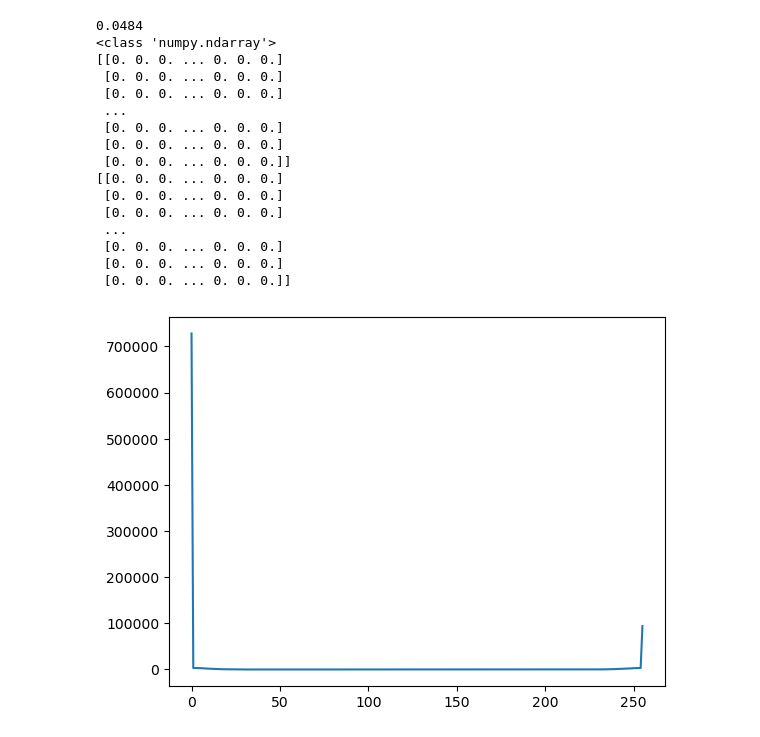
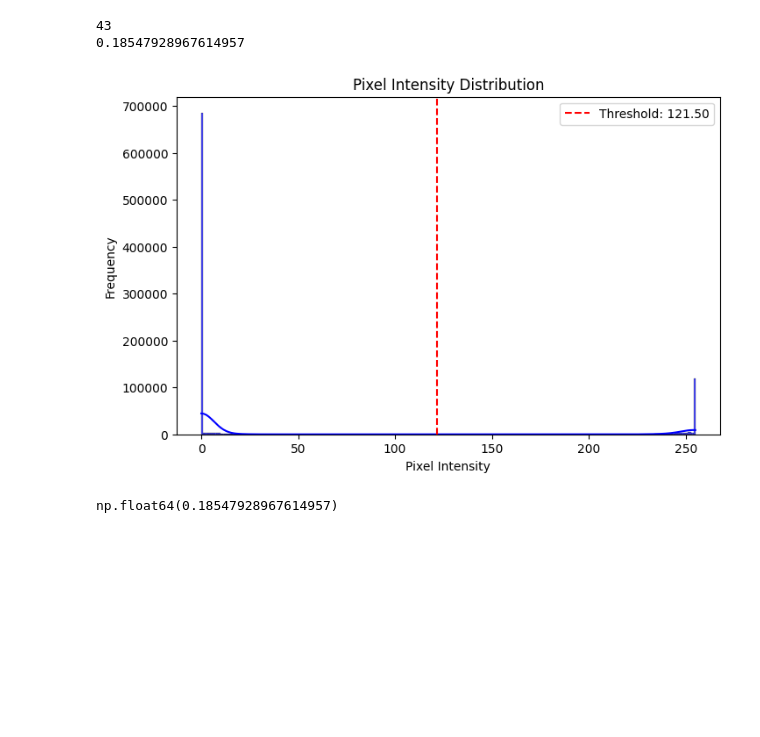
Before and after one commit to harsh125op/waterLevel, a Jupyter notebook: 3_POC_Feature_Extraction.ipynb, the cells around one changed output. Drawn from its saved outputs; the diff is of its cells as text; code cells hidden in the pictures; blank space fills up the shorter version.

```diff
--- a/3_POC_Feature_Extraction.ipynb
+++ b/3_POC_Feature_Extraction.ipynb
@@ -5 +11,3 @@ import numpy as np
+# %%
+path=r"C:\Users\Roumo\Desktop\WaterLevel\data_1\0.jpg"
 # %%
@@ -67,24 +21,0 @@ def Feature3(image_path, lower_threshold=50, upper_threshold=200):
-# %%
-print(Feature1(r"D:\paper\waterLevel\data_1\299.jpg"))
-image_mat = image_to_2d_array(r"D:\paper\waterLevel\data_1\299.jpg")
-print(type(image_mat))
-print(Feature2(image_mat))
-print(Feature3(r"D:\paper\waterLevel\data_1\299.jpg"))
-# %% [output]
-0.0484
-<class 'numpy.ndarray'>
-[[0. 0. 0. ... 0. 0. 0.]
- [0. 0. 0. ... 0. 0. 0.]
- [0. 0. 0. ... 0. 0. 0.]
- ...
- [0. 0. 0. ... 0. 0. 0.]
- [0. 0. 0. ... 0. 0. 0.]
- [0. 0. 0. ... 0. 0. 0.]]
-[[0. 0. 0. ... 0. 0. 0.]
- [0. 0. 0. ... 0. 0. 0.]
- [0. 0. 0. ... 0. 0. 0.]
- ...
- [0. 0. 0. ... 0. 0. 0.]
- [0. 0. 0. ... 0. 0. 0.]
- [0. 0. 0. ... 0. 0. 0.]]
-[figure, removed]
@@ -90,0 +29,44 @@ print(Feature3(r"D:\paper\waterLevel\data_1\299.jpg"))
+# %%
+def Feature_1(image_path):
+    # Load the image and convert to grayscale
+    image = Image.open(image_path).convert("L")
+    image_array = np.array(image)
+
+    # Calculate threshold using Otsu's method
+    dynamic_threshold = threshold_otsu(image_array)
+    print(dynamic_threshold)
+
+    # Cap the threshold at a minimum of 200
+    threshold = np.mean([dynamic_threshold, 200])
+
+    # Compute the histogram of pixel intensities
+    unique, counts = np.unique(image_array, return_counts=True)
+    intensity_counts = dict(zip(unique, counts))
+
+    # Identify values where the frequency is greater than 1
+    valid_values = {val for val, freq in intensity_counts.items() if freq > 1}
+
+    # Count pixels that are both above the threshold and meet the frequency condition
+    high_intensity_count = np.sum([pixel in valid_values and pixel >= threshold for pixel in image_array.flatten()])
+
+    # Normalize the count
+    normalized_count = high_intensity_count / image_array.size
+    print(normalized_count)
+
+    # Plot histogram
+    plt.figure(figsize=(8, 5))
+    sns.histplot(image_array.flatten(), bins=256, kde=True, color='blue', alpha=0.7)
+    plt.axvline(threshold, color='red', linestyle='--', label=f'Threshold: {threshold:.2f}')
+    plt.title('Pixel Intensity Distribution')
+    plt.xlabel('Pixel Intensity')
+    plt.ylabel('Frequency')
+    plt.legend()
+    plt.show()
+
+    return normalized_count
+Feature_1(path)
+# %% [output]
+43
+0.18547928967614957
+[figure, added]
+np.float64(0.18547928967614957)
```
Also changed, not shown: parts of 9 cells of this notebook.
